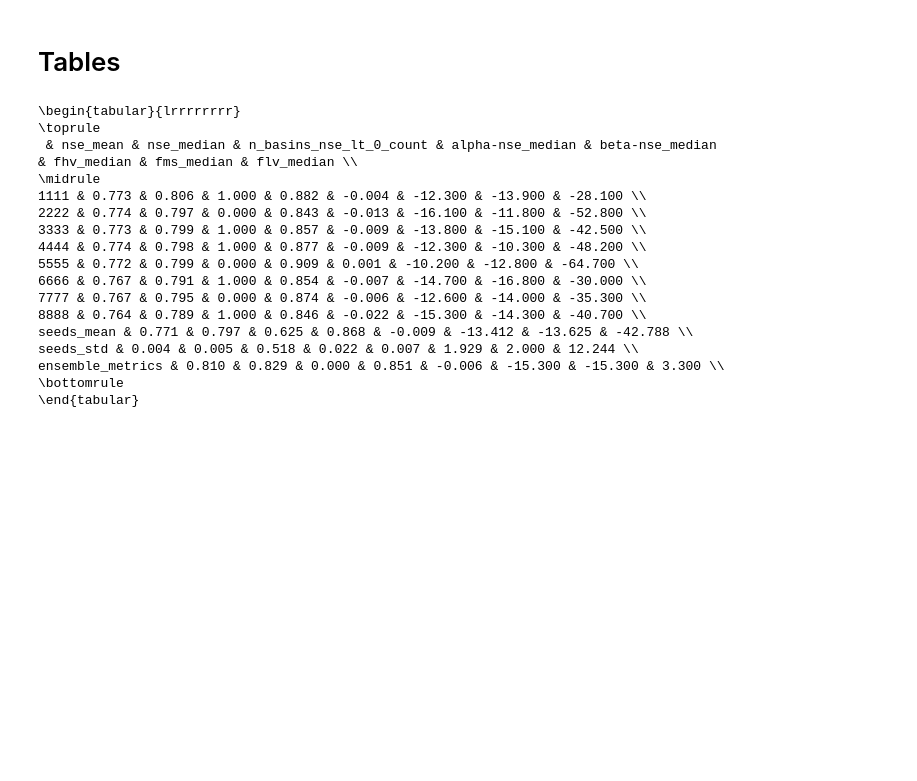
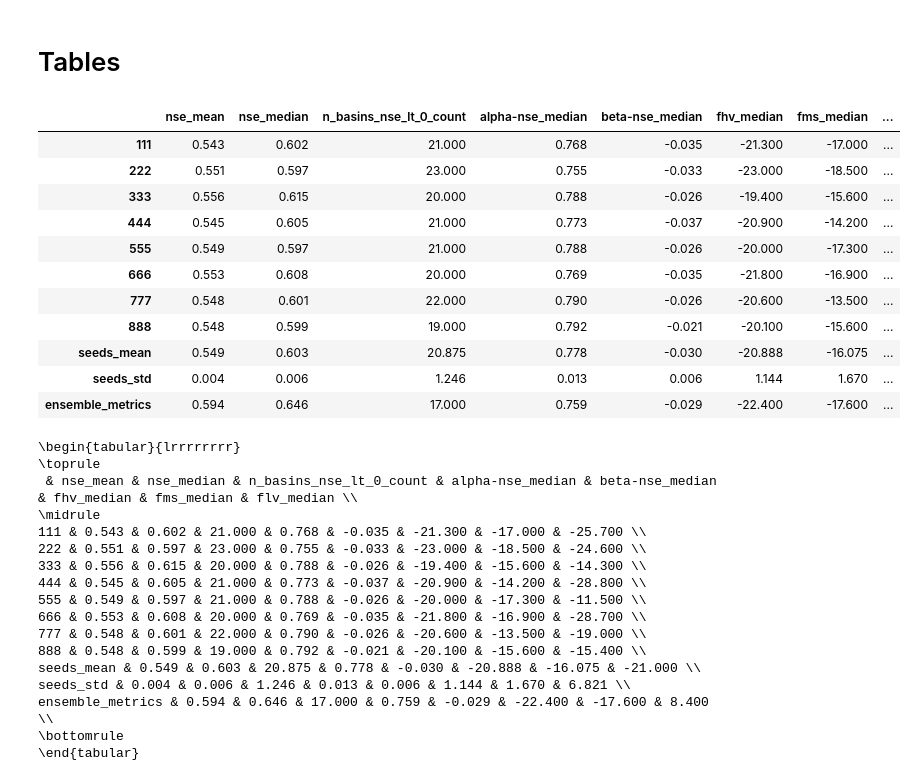
Before and after one commit to jpcurbelo/neuralhydrology_fork, a Jupyter notebook: camels_spat_scripts/postprocessing_scripts/nh_run_plots/nh_run_plots.ipynb, the cells around one changed output. Drawn from its saved outputs; the diff is of its cells as text; code cells hidden in the pictures; blank space fills up the shorter version.

```diff
--- a/camels_spat_scripts/postprocessing_scripts/nh_run_plots/nh_run_plots.ipynb
+++ b/camels_spat_scripts/postprocessing_scripts/nh_run_plots/nh_run_plots.ipynb
@@ -293,6 +304,18 @@ See the caveats in the documentation: https://pandas.pydata.org/pandas-docs/stab
 data = {}
 for file_name in config_data['files4table']:
     data[file_name] = pd.read_csv(os.path.join(result_dir, file_name))
+    if FILTER_BY_447:
+        # Filter the result dataframe to only include the 447 basins
+        data[file_name] = data[file_name][data[file_name]['basin'].isin(basin447)]
+    elif FILTER_BY_505:
+        # Filter the result dataframe to only include the 505 basins
+        data[file_name] = data[file_name][data[file_name]['basin'].isin(basin505)]
+    elif FILTER_BY_531:
+        # Filter the result dataframe to only include the 531 basins
+        data[file_name] = data[file_name][data[file_name]['basin'].isin(basin531)]
+
+    # print(f"Loaded {file_name} with {data[file_name].shape[0]} rows")
+    # display(data[file_name].head())
 
 # Initialize an empty dictionary to store statistics
 statistics = {}
@@ -309,9 +332,9 @@ for file_name, df in data.items():
 
     # If NSE is in the columns, count the number of basins with NSE < 0 and exclude those rows after
     if 'nse' in df.columns:
-        n_basins = df.shape[0]
         n_basins_nse_lt_0 = df[df['nse'] <= 0].shape[0]
-        df = df[df['nse'] > 0]
+        # Set negative NSE values to 0
+        df['nse'] = df['nse'].apply(lambda x: 0 if x < 0 else x)
         median = df['nse'].median()
         mean = df['nse'].mean()
         statistics[case_id] = {'nse': {
@@ -360,47 +383,61 @@ numeric_cols = df_statistics.select_dtypes(include=['float64', 'int']).columns
 mean_values = df_statistics.loc[df_statistics.index != 'ensemble_metrics', numeric_cols].mean()
 # Round the mean values to 3 decimal places
 mean_values = mean_values.round(3)
 
 # Create a new DataFrame for the mean values
 df_mean = pd.DataFrame(mean_values).transpose()
 df_mean.index = ['seeds_mean']
 
 # Add the std values to the DataFrame
 std_values = df_statistics.loc[df_statistics.index != 'ensemble_metrics', numeric_cols].std()
 # Round the std values to 3 decimal places
 std_values = std_values.round(3)
 
 # Create a new DataFrame for the std values
 df_std = pd.DataFrame(std_values).transpose()
 df_std.index = ['seeds_std']
 
 # Insert the mean row before the 'ensemble_metrics' row
 idx = df_statistics.index.get_loc('ensemble_metrics')
 df_statistics = pd.concat([df_statistics.iloc[:idx], df_mean, df_std, df_statistics.iloc[idx:]])
 
+display(df_statistics)
+
 # Convert DataFrame to LaTeX table format
 latex_table = df_statistics.to_latex(
     index=True,
     header=True,
     float_format="%.3f"
 )
 
 print(latex_table)
 # %% [output]
+|  | nse_mean | nse_median | n_basins_nse_lt_0_count | alpha-nse_median | beta-nse_median | fhv_median | fms_median | ... |
+| 111 | 0.543 | 0.602 | 21.000 | 0.768 | -0.035 | -21.300 | -17.000 | ... |
+| 222 | 0.551 | 0.597 | 23.000 | 0.755 | -0.033 | -23.000 | -18.500 | ... |
+| 333 | 0.556 | 0.615 | 20.000 | 0.788 | -0.026 | -19.400 | -15.600 | ... |
+| 444 | 0.545 | 0.605 | 21.000 | 0.773 | -0.037 | -20.900 | -14.200 | ... |
+| 555 | 0.549 | 0.597 | 21.000 | 0.788 | -0.026 | -20.000 | -17.300 | ... |
+| 666 | 0.553 | 0.608 | 20.000 | 0.769 | -0.035 | -21.800 | -16.900 | ... |
+| 777 | 0.548 | 0.601 | 22.000 | 0.790 | -0.026 | -20.600 | -13.500 | ... |
+| 888 | 0.548 | 0.599 | 19.000 | 0.792 | -0.021 | -20.100 | -15.600 | ... |
+| seeds_mean | 0.549 | 0.603 | 20.875 | 0.778 | -0.030 | -20.888 | -16.075 | ... |
+| seeds_std | 0.004 | 0.006 | 1.246 | 0.013 | 0.006 | 1.144 | 1.670 | ... |
+| ensemble_metrics | 0.594 | 0.646 | 17.000 | 0.759 | -0.029 | -22.400 | -17.600 | ... |
 \begin{tabular}{lrrrrrrrr}
 \toprule
  & nse_mean & nse_median & n_basins_nse_lt_0_count & alpha-nse_median & beta-nse_median & fhv_median & fms_median & flv_median \\
 \midrule
-1111 & 0.773 & 0.806 & 1.000 & 0.882 & -0.004 & -12.300 & -13.900 & -28.100 \\
-2222 & 0.774 & 0.797 & 0.000 & 0.843 & -0.013 & -16.100 & -11.800 & -52.800 \\
-3333 & 0.773 & 0.799 & 1.000 & 0.857 & -0.009 & -13.800 & -15.100 & -42.500 \\
-4444 & 0.774 & 0.798 & 1.000 & 0.877 & -0.009 & -12.300 & -10.300 & -48.200 \\
-5555 & 0.772 & 0.799 & 0.000 & 0.909 & 0.001 & -10.200 & -12.800 & -64.700 \\
-6666 & 0.767 & 0.791 & 1.000 & 0.854 & -0.007 & -14.700 & -16.800 & -30.000 \\
-7777 & 0.767 & 0.795 & 0.000 & 0.874 & -0.006 & -12.600 & -14.000 & -35.300 \\
-8888 & 0.764 & 0.789 & 1.000 & 0.846 & -0.022 & -15.300 & -14.300 & -40.700 \\
-seeds_mean & 0.771 & 0.797 & 0.625 & 0.868 & -0.009 & -13.412 & -13.625 & -42.788 \\
-seeds_std & 0.004 & 0.005 & 0.518 & 0.022 & 0.007 & 1.929 & 2.000 & 12.244 \\
-ensemble_metrics & 0.810 & 0.829 & 0.000 & 0.851 & -0.006 & -15.300 & -15.300 & 3.300 \\
+111 & 0.543 & 0.602 & 21.000 & 0.768 & -0.035 & -21.300 & -17.000 & -25.700 \\
+222 & 0.551 & 0.597 & 23.000 & 0.755 & -0.033 & -23.000 & -18.500 & -24.600 \\
+333 & 0.556 & 0.615 & 20.000 & 0.788 & -0.026 & -19.400 & -15.600 & -14.300 \\
+444 & 0.545 & 0.605 & 21.000 & 0.773 & -0.037 & -20.900 & -14.200 & -28.800 \\
+555 & 0.549 & 0.597 & 21.000 & 0.788 & -0.026 & -20.000 & -17.300 & -11.500 \\
+666 & 0.553 & 0.608 & 20.000 & 0.769 & -0.035 & -21.800 & -16.900 & -28.700 \\
+777 & 0.548 & 0.601 & 22.000 & 0.790 & -0.026 & -20.600 & -13.500 & -19.000 \\
+888 & 0.548 & 0.599 & 19.000 & 0.792 & -0.021 & -20.100 & -15.600 & -15.400 \\
+seeds_mean & 0.549 & 0.603 & 20.875 & 0.778 & -0.030 & -20.888 & -16.075 & -21.000 \\
+seeds_std & 0.004 & 0.006 & 1.246 & 0.013 & 0.006 & 1.144 & 1.670 & 6.821 \\
+ensemble_metrics & 0.594 & 0.646 & 17.000 & 0.759 & -0.029 & -22.400 & -17.600 & 8.400 \\
 \bottomrule
 \end{tabular}
```
Also changed, not shown: parts of 9 cells of this notebook, 8 other files.
